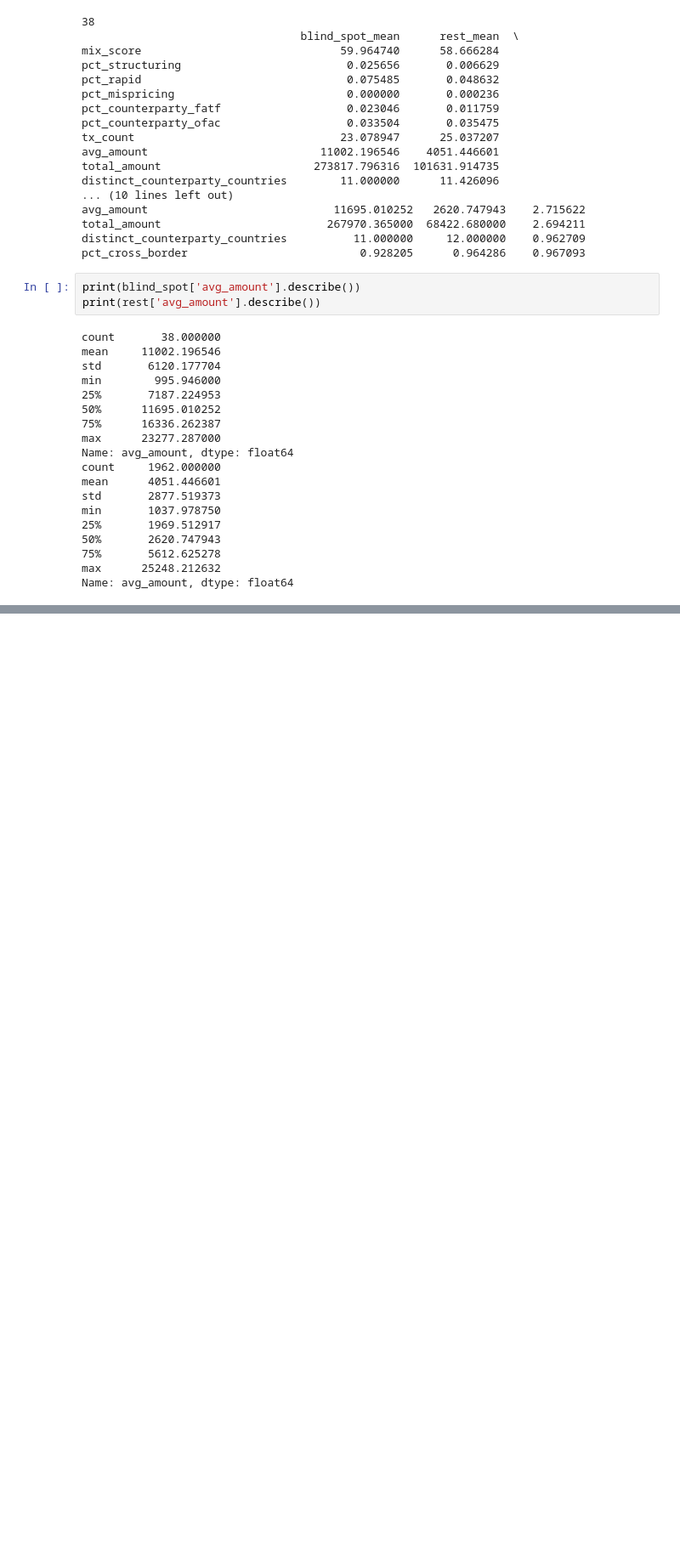
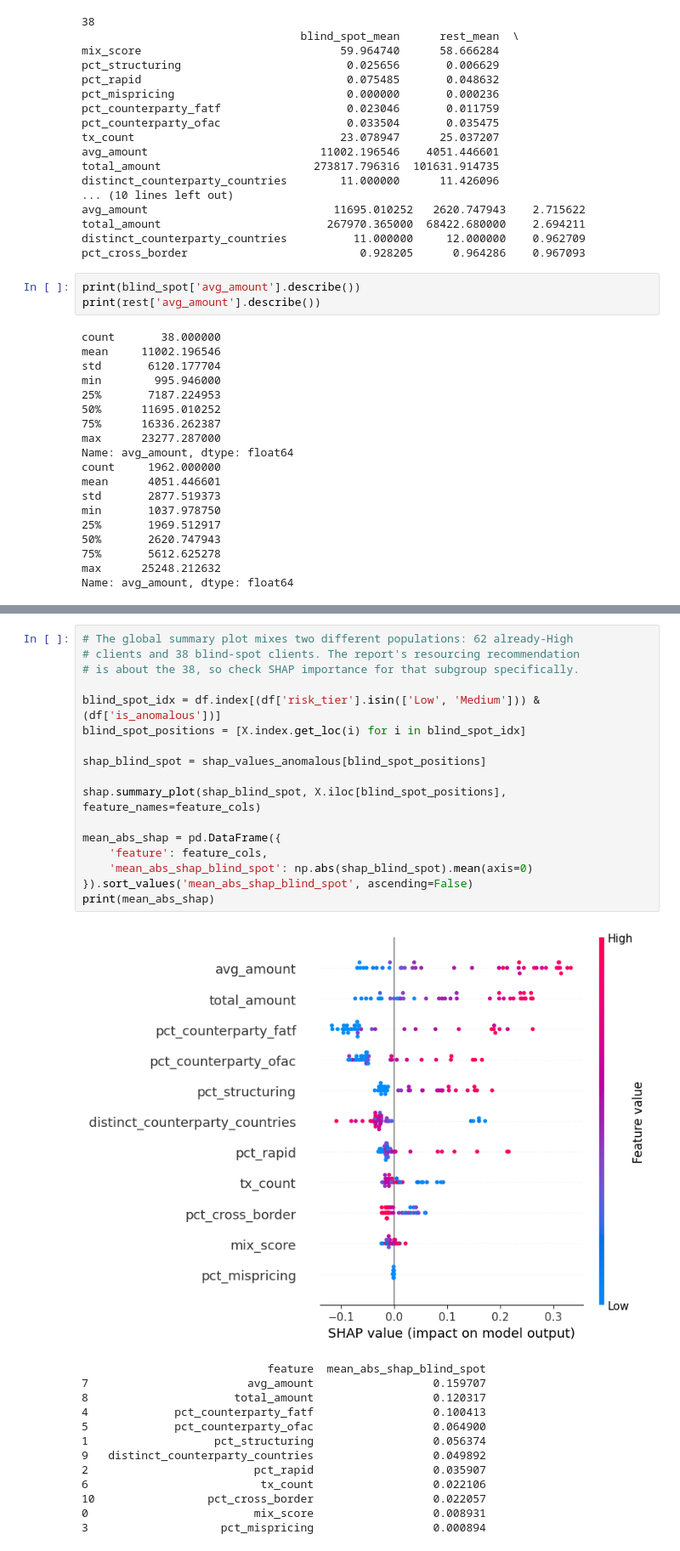
Before and after one commit to dalssam/MBI806B, a Jupyter notebook: MBI806B_Assignment_270910902.ipynb, the cells around one changed output, grey strips where cells are left out. Shown at 85% size. Cells and saved outputs as stored; diff of their text form; blank space fills up the shorter version.

```diff
--- a/MBI806B_Assignment_270910902.ipynb
+++ b/MBI806B_Assignment_270910902.ipynb
@@ -436,0 +622,31 @@ Name: avg_amount, dtype: float64
+# %%
+# The global summary plot mixes two different populations: 62 already-High
+# clients and 38 blind-spot clients. The report's resourcing recommendation
+# is about the 38, so check SHAP importance for that subgroup specifically.
+
+blind_spot_idx = df.index[(df['risk_tier'].isin(['Low', 'Medium'])) & (df['is_anomalous'])]
+blind_spot_positions = [X.index.get_loc(i) for i in blind_spot_idx]
+
+shap_blind_spot = shap_values_anomalous[blind_spot_positions]
+
+shap.summary_plot(shap_blind_spot, X.iloc[blind_spot_positions], feature_names=feature_cols)
+
+mean_abs_shap = pd.DataFrame({
+    'feature': feature_cols,
+    'mean_abs_shap_blind_spot': np.abs(shap_blind_spot).mean(axis=0)
+}).sort_values('mean_abs_shap_blind_spot', ascending=False)
+print(mean_abs_shap)
+# %% [output]
+[figure, added]
+                            feature  mean_abs_shap_blind_spot
+7                        avg_amount                  0.159707
+8                      total_amount                  0.120317
+4             pct_counterparty_fatf                  0.100413
+5             pct_counterparty_ofac                  0.064900
+1                   pct_structuring                  0.056374
+9   distinct_counterparty_countries                  0.049892
+2                         pct_rapid                  0.035907
+6                          tx_count                  0.022106
+10                 pct_cross_border                  0.022057
+0                         mix_score                  0.008931
+3                    pct_mispricing                  0.000894
```
Also changed, not shown: parts of 10 cells of this notebook.
